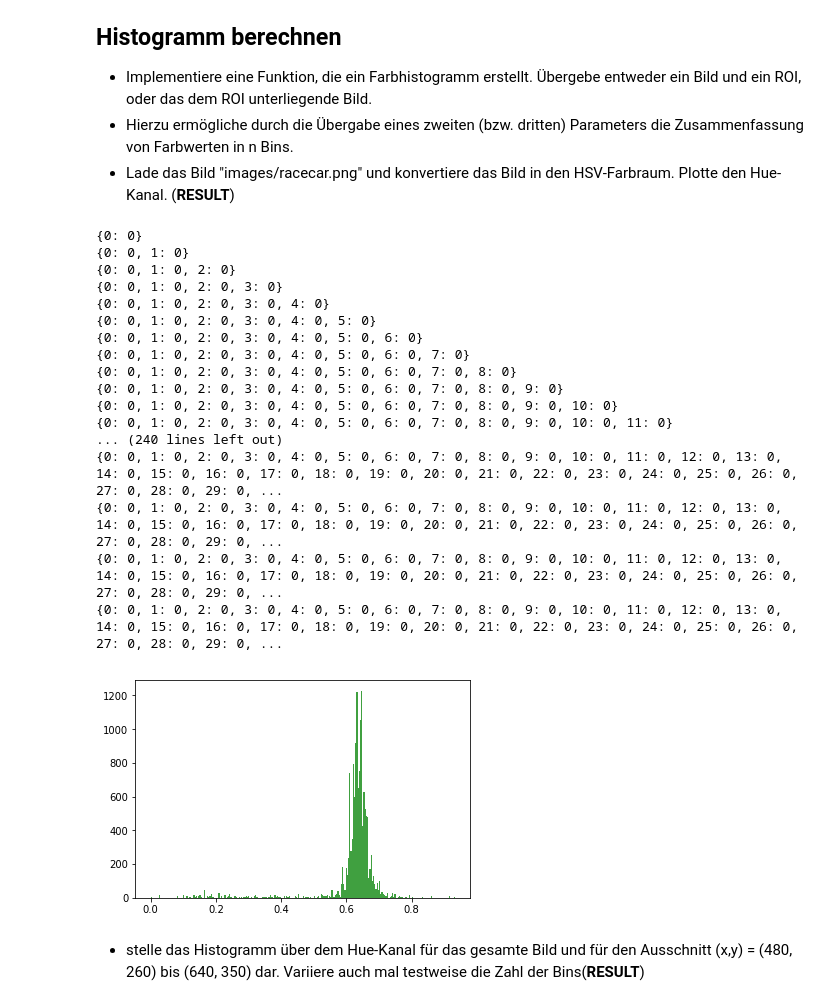
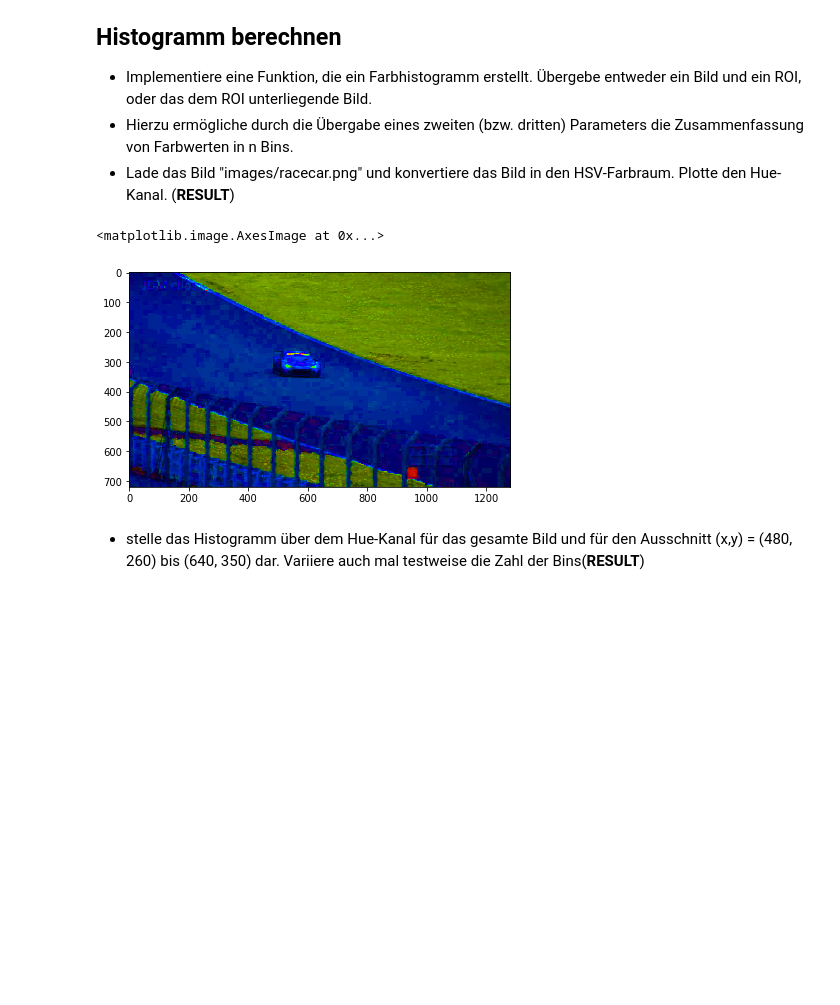
Before and after one commit to Rintel/ComputerVision, a Jupyter notebook: 02_CAMSHIFT.ipynb, the cells around one changed output. Cells and saved outputs as stored; diff of their text form; code cells hidden in the pictures; blank space fills up the shorter version.

Commit message:
show only hue of the racecar image

```diff
--- a/02_CAMSHIFT.ipynb
+++ b/02_CAMSHIFT.ipynb
@@ -35,54 +35,46 @@ imageCar = image[260:350, 480:640]
 # ...
 
 def createColorHistogram(img, binCount = 256, out = plt):
-    roi = color.rgb2hsv(imageCar)
+    roi = color.rgb2hsv(img)
     #io.imshow(roi)
     histogram_dict = {}
 
     # initialize histogram dictionary
     # the corresponding hues are:
-    # bin_number*(1/binCount-1) <= hue_in_bin_number_bucket <= bin_number*(1/binCount)
+    # bin_number*(1/(binCount-1) <= hue_in_bin_number_bucket <= bin_number*(1/binCount)
     for i in range(binCount):
         histogram_dict[i] = 0
 
     #initialize list for plotting
     pixel = []
 
     #search and count pixel hues
     for x in range(roi.shape[0]):
         for y in range(roi.shape[1]):
             hue = roi[x][y][0]
             pixel.append(hue)
             # calculate bin number
             position = math.floor(hue*binCount)
             histogram_dict[position] += 1
 
     n, bins, patches = plt.hist(pixel, binCount,  facecolor='g', alpha=0.75)
     plt.show()
 
 
     #list(buckets.keys()),list(buckets.values()),
 
-createColorHistogram(image)
+#createColorHistogram(imageCar)
+
+img_hsv = color.rgb2hsv(image)
+img_hsv[:, :, 1] = 1
+#img_hsv[:, :, 2] = 1
+
+
+img_rgb = color.hsv2rgb(img_hsv)
+io.imshow(img_rgb)
 # %% [output]
-{0: 0}
-{0: 0, 1: 0}
-{0: 0, 1: 0, 2: 0}
-{0: 0, 1: 0, 2: 0, 3: 0}
-{0: 0, 1: 0, 2: 0, 3: 0, 4: 0}
-{0: 0, 1: 0, 2: 0, 3: 0, 4: 0, 5: 0}
-{0: 0, 1: 0, 2: 0, 3: 0, 4: 0, 5: 0, 6: 0}
-{0: 0, 1: 0, 2: 0, 3: 0, 4: 0, 5: 0, 6: 0, 7: 0}
-{0: 0, 1: 0, 2: 0, 3: 0, 4: 0, 5: 0, 6: 0, 7: 0, 8: 0}
-{0: 0, 1: 0, 2: 0, 3: 0, 4: 0, 5: 0, 6: 0, 7: 0, 8: 0, 9: 0}
-{0: 0, 1: 0, 2: 0, 3: 0, 4: 0, 5: 0, 6: 0, 7: 0, 8: 0, 9: 0, 10: 0}
-{0: 0, 1: 0, 2: 0, 3: 0, 4: 0, 5: 0, 6: 0, 7: 0, 8: 0, 9: 0, 10: 0, 11: 0}
-... (240 lines left out)
-{0: 0, 1: 0, 2: 0, 3: 0, 4: 0, 5: 0, 6: 0, 7: 0, 8: 0, 9: 0, 10: 0, 11: 0, 12: 0, 13: 0, 14: 0, 15: 0, 16: 0, 17: 0, 18: 0, 19: 0, 20: 0, 21: 0, 22: 0, 23: 0, 24: 0, 25: 0, 26: 0, 27: 0, 28: 0, 29: 0, ...
-{0: 0, 1: 0, 2: 0, 3: 0, 4: 0, 5: 0, 6: 0, 7: 0, 8: 0, 9: 0, 10: 0, 11: 0, 12: 0, 13: 0, 14: 0, 15: 0, 16: 0, 17: 0, 18: 0, 19: 0, 20: 0, 21: 0, 22: 0, 23: 0, 24: 0, 25: 0, 26: 0, 27: 0, 28: 0, 29: 0, ...
-{0: 0, 1: 0, 2: 0, 3: 0, 4: 0, 5: 0, 6: 0, 7: 0, 8: 0, 9: 0, 10: 0, 11: 0, 12: 0, 13: 0, 14: 0, 15: 0, 16: 0, 17: 0, 18: 0, 19: 0, 20: 0, 21: 0, 22: 0, 23: 0, 24: 0, 25: 0, 26: 0, 27: 0, 28: 0, 29: 0, ...
-{0: 0, 1: 0, 2: 0, 3: 0, 4: 0, 5: 0, 6: 0, 7: 0, 8: 0, 9: 0, 10: 0, 11: 0, 12: 0, 13: 0, 14: 0, 15: 0, 16: 0, 17: 0, 18: 0, 19: 0, 20: 0, 21: 0, 22: 0, 23: 0, 24: 0, 25: 0, 26: 0, 27: 0, 28: 0, 29: 0, ...
+<matplotlib.image.AxesImage at 0x...>
-[figure, old version]
+[figure, new version]
 # %% [markdown]
 * stelle das Histogramm über dem Hue-Kanal für das gesamte Bild und für den Ausschnitt (x,y) = (480, 260) bis (640, 350) dar. Variiere auch mal testweise die Zahl der Bins(**RESULT**)
 # %%
```
Also changed, not shown: parts of 1 cell of this notebook.
